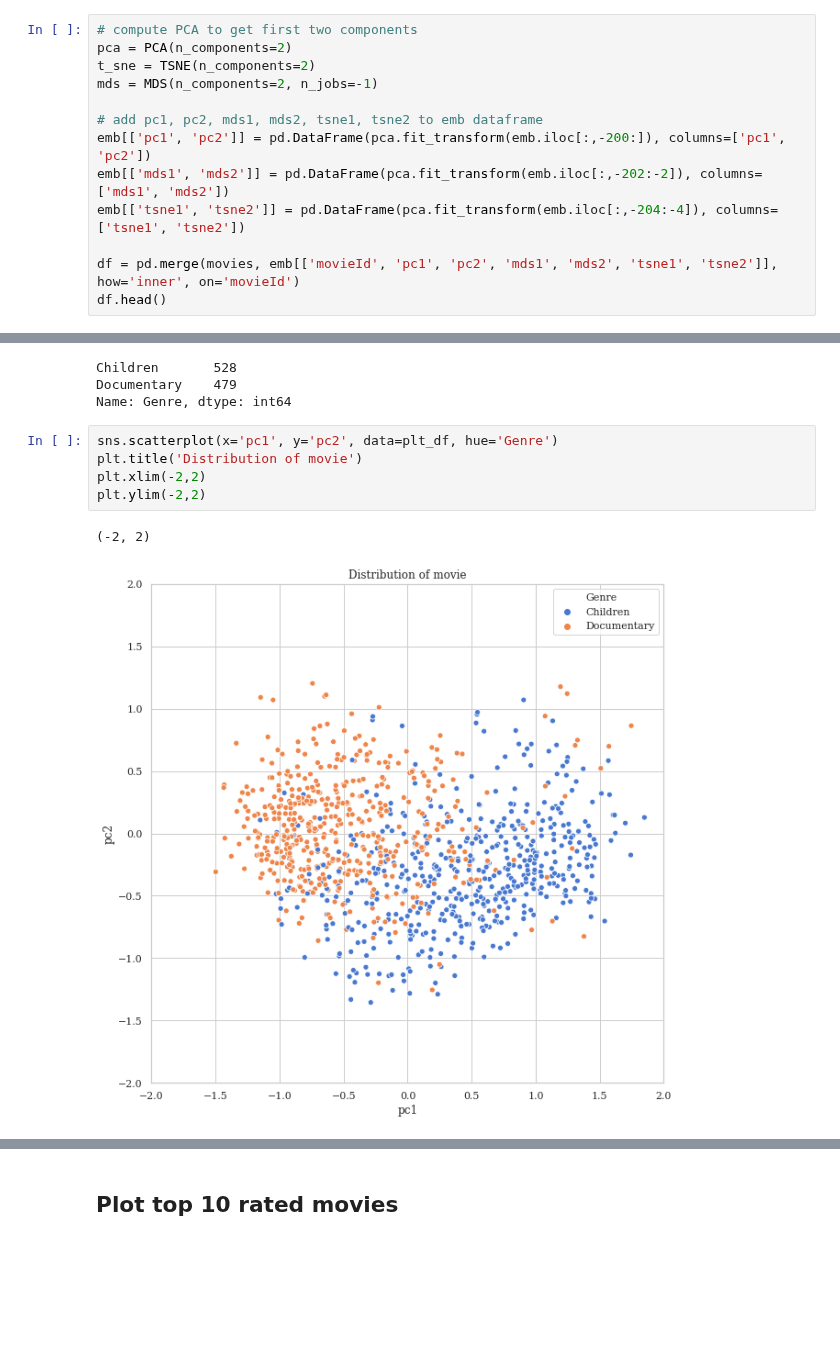
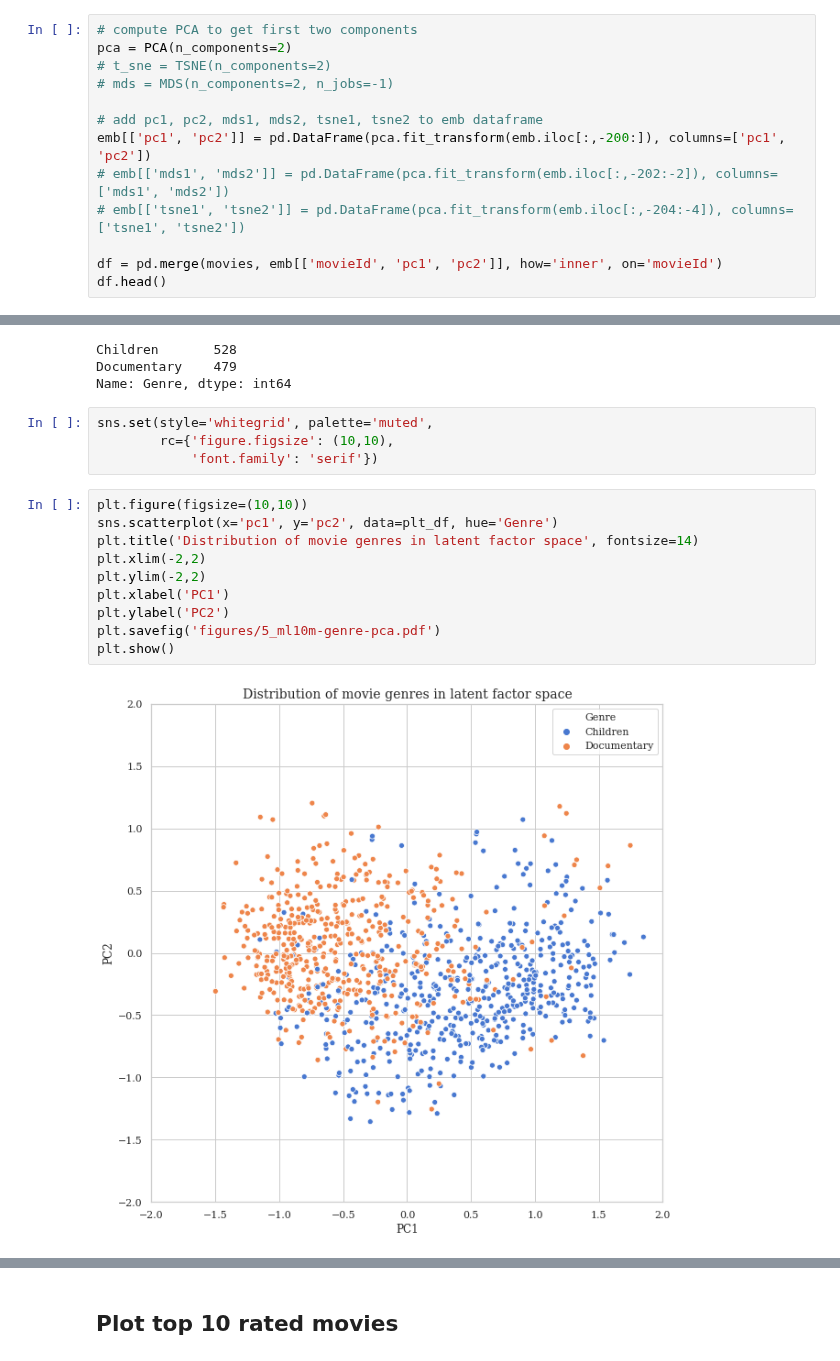
Before and after one commit to James-Leslie/deep-collaborative-filtering, a Jupyter notebook: movielens10m-PCA.ipynb, the cells around one changed output, grey strips where cells are left out. Drawn from its saved outputs; the diff is of its cells as text; blank space fills up the shorter version.

```diff
--- a/movielens10m-PCA.ipynb
+++ b/movielens10m-PCA.ipynb
@@ -85,15 +85,15 @@ from sklearn.manifold.mds import MDS
 # %%
 # compute PCA to get first two components
 pca = PCA(n_components=2)
-t_sne = TSNE(n_components=2)
-mds = MDS(n_components=2, n_jobs=-1)
+# t_sne = TSNE(n_components=2)
+# mds = MDS(n_components=2, n_jobs=-1)
 
 # add pc1, pc2, mds1, mds2, tsne1, tsne2 to emb dataframe
 emb[['pc1', 'pc2']] = pd.DataFrame(pca.fit_transform(emb.iloc[:,-200:]), columns=['pc1', 'pc2'])
-emb[['mds1', 'mds2']] = pd.DataFrame(pca.fit_transform(emb.iloc[:,-202:-2]), columns=['mds1', 'mds2'])
-emb[['tsne1', 'tsne2']] = pd.DataFrame(pca.fit_transform(emb.iloc[:,-204:-4]), columns=['tsne1', 'tsne2'])
+# emb[['mds1', 'mds2']] = pd.DataFrame(pca.fit_transform(emb.iloc[:,-202:-2]), columns=['mds1', 'mds2'])
+# emb[['tsne1', 'tsne2']] = pd.DataFrame(pca.fit_transform(emb.iloc[:,-204:-4]), columns=['tsne1', 'tsne2'])
 
-df = pd.merge(movies, emb[['movieId', 'pc1', 'pc2', 'mds1', 'mds2', 'tsne1', 'tsne2']], how='inner', on='movieId')
+df = pd.merge(movies, emb[['movieId', 'pc1', 'pc2']], how='inner', on='movieId')
 df.head()
 # %% [output]
 |  | movieId | title | Action | Adventure | Animation | Children | Comedy | Crime | Documentary | Drama | ... |
@@ -121,11 +119,19 @@ plt_df.Genre.value_counts()
 Children       528
 Documentary    479
 Name: Genre, dtype: int64
+# %%
+sns.set(style='whitegrid', palette='muted',
+        rc={'figure.figsize': (10,10),
+            'font.family': 'serif'})
 # %%
+plt.figure(figsize=(10,10))
 sns.scatterplot(x='pc1', y='pc2', data=plt_df, hue='Genre')
-plt.title('Distribution of movie')
+plt.title('Distribution of movie genres in latent factor space', fontsize=14)
 plt.xlim(-2,2)
 plt.ylim(-2,2)
+plt.xlabel('PC1')
+plt.ylabel('PC2')
+plt.savefig('figures/5_ml10m-genre-pca.pdf')
+plt.show()
 # %% [output]
-(-2, 2)
-[figure, old version]
+[figure, new version]
```
Also changed, not shown: parts of 14 cells of this notebook.
